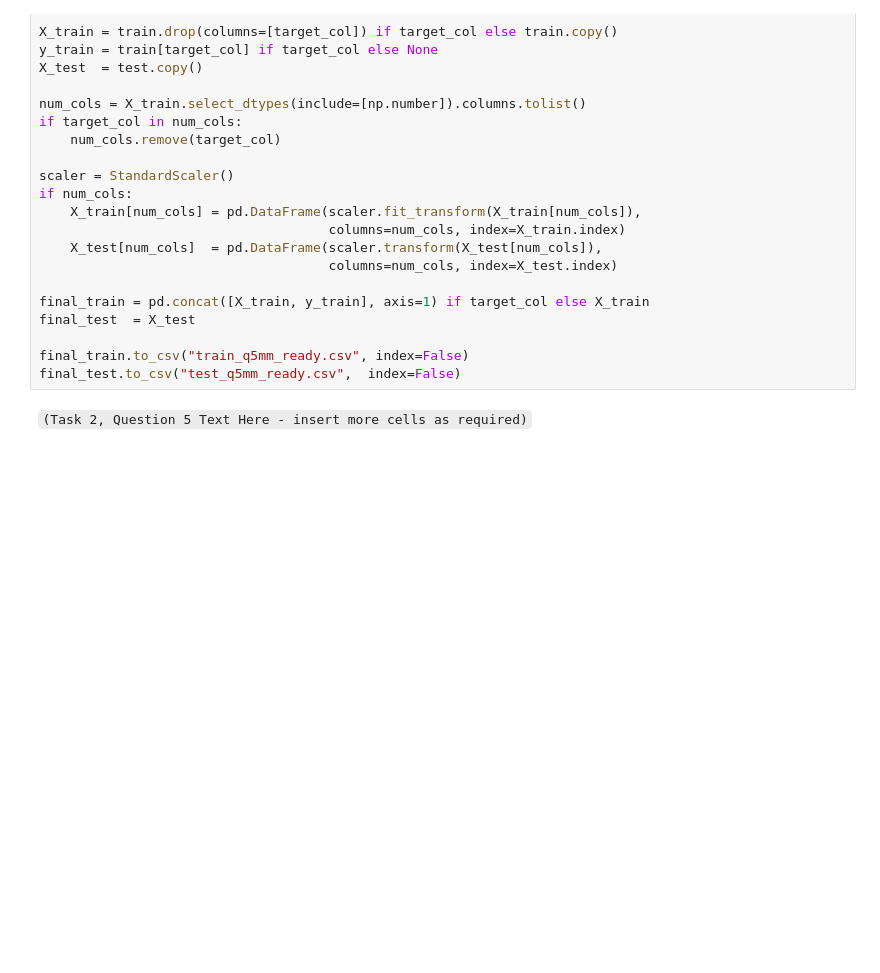
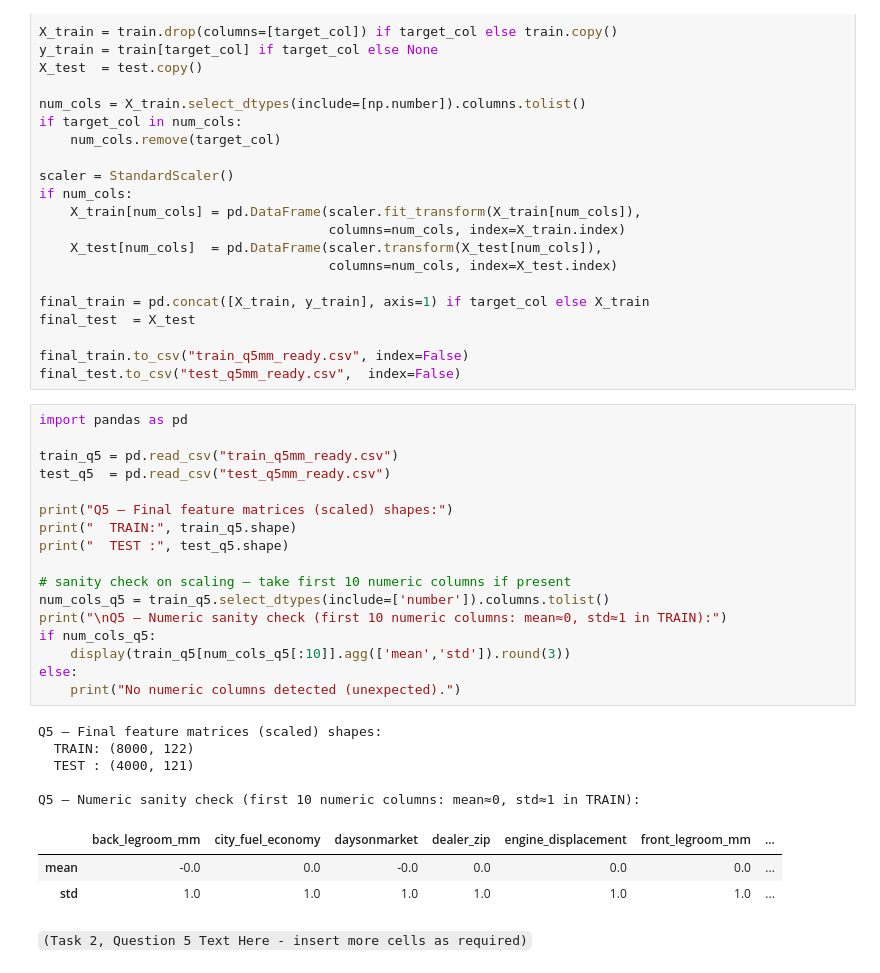
Before and after one commit to YiChingTee/BUSA3020-A_H_C, a Jupyter notebook: Group-Project-S2-2025.ipynb, the cells around one changed output. Saved outputs shown, nothing was run; the diff lists cells and outputs as text; blank space fills up the shorter version.

```diff
--- a/Group-Project-S2-2025.ipynb
+++ b/Group-Project-S2-2025.ipynb
@@ -660,6 +1044,32 @@ final_test  = X_test
 
 final_train.to_csv("train_q5mm_ready.csv", index=False)
 final_test.to_csv("test_q5mm_ready.csv",  index=False)
+# %%
+import pandas as pd
+
+train_q5 = pd.read_csv("train_q5mm_ready.csv")
+test_q5  = pd.read_csv("test_q5mm_ready.csv")
+
+print("Q5 — Final feature matrices (scaled) shapes:")
+print("  TRAIN:", train_q5.shape)
+print("  TEST :", test_q5.shape)
+
+# sanity check on scaling — take first 10 numeric columns if present
+num_cols_q5 = train_q5.select_dtypes(include=['number']).columns.tolist()
+print("\nQ5 — Numeric sanity check (first 10 numeric columns: mean≈0, std≈1 in TRAIN):")
+if num_cols_q5:
+    display(train_q5[num_cols_q5[:10]].agg(['mean','std']).round(3))
+else:
+    print("No numeric columns detected (unexpected).")
+# %% [output]
+Q5 — Final feature matrices (scaled) shapes:
+  TRAIN: (8000, 122)
+  TEST : (4000, 121)
+
+Q5 — Numeric sanity check (first 10 numeric columns: mean≈0, std≈1 in TRAIN):
+|  | back_legroom_mm | city_fuel_economy | daysonmarket | dealer_zip | engine_displacement | front_legroom_mm | ... |
+| mean | -0.0 | 0.0 | -0.0 | 0.0 | 0.0 | 0.0 | ... |
+| std | 1.0 | 1.0 | 1.0 | 1.0 | 1.0 | 1.0 | ... |
 # %% [markdown]
 `(Task 2, Question 5 Text Here - insert more cells as required)`
 # %% [markdown]
```
Also changed, not shown: parts of 7 cells of this notebook, 12 other files.
